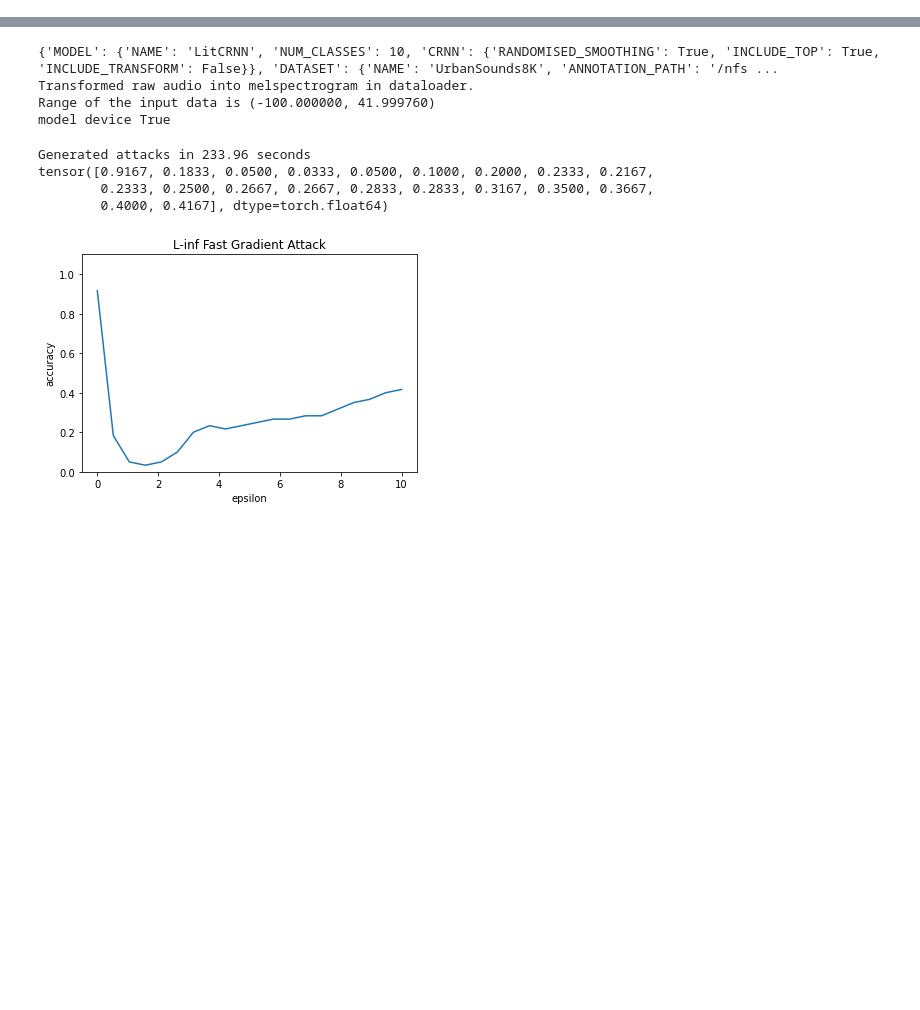
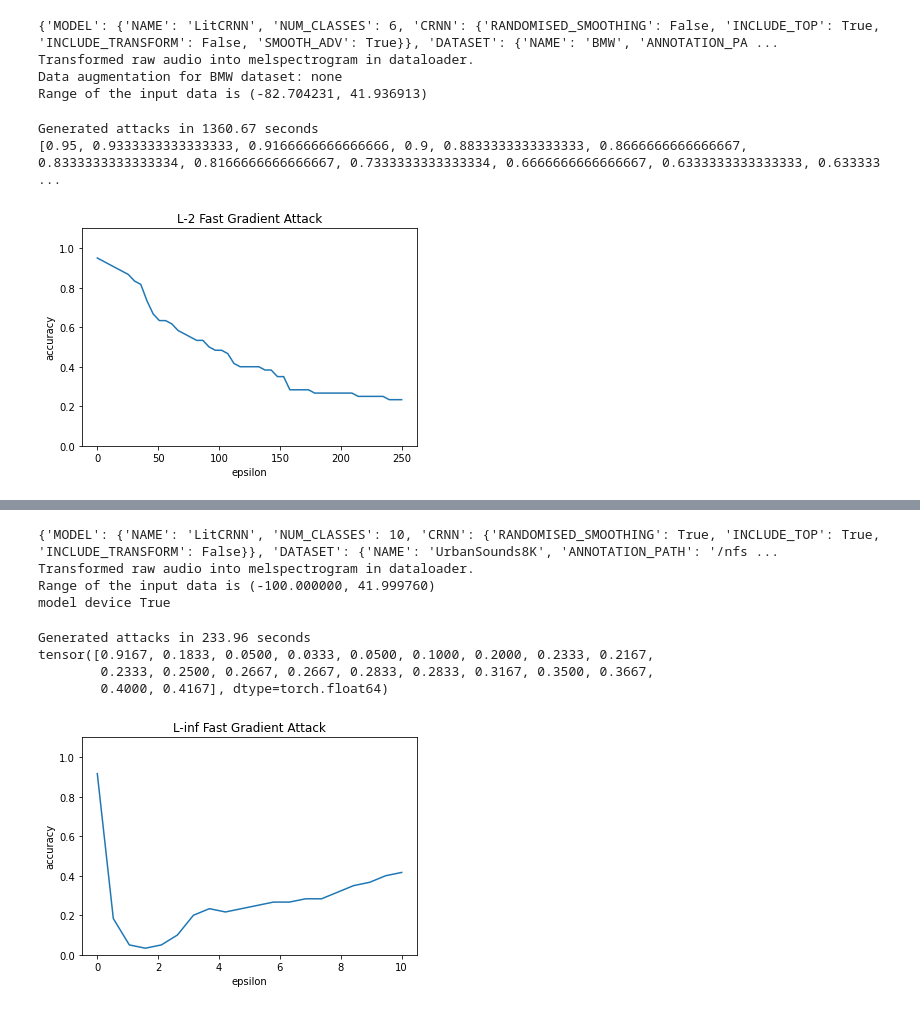
Before and after one commit to Vardanush/Robust-audio-classification, a Jupyter notebook: notebooks/run_attacks.ipynb, the cells around one changed output, grey strips where cells are left out. Cells and saved outputs as stored; diff of their text form; code cells hidden in the pictures; blank space fills up the shorter version.

```diff
--- a/notebooks/run_attacks.ipynb
+++ b/notebooks/run_attacks.ipynb
@@ -17,10 +17,10 @@ if pkg_path not in sys.path:
 import os
 import yaml
 import torch
-from audio_classification.tools import attack_model, attack_model_for_randomize_smoothing
+from audio_classification.tools import attack_model, attack_model_for_randomize_smoothing, attack_model_for_adv
 
 torch.cuda.empty_cache()
-device = torch.device('cpu')
-#device = (torch.device('cuda') if torch.cuda.is_available() else torch.device('cpu'))
+#device = torch.device('cpu')
+device = (torch.device('cuda') if torch.cuda.is_available() else torch.device('cpu'))
 project_dir = '/nfs/students/winter-term-2020/project-1/'
-save_folder = '/nfs/students/winter-term-2020/project-1/project-1/attack_results/'
+save_folder = '/nfs/students/winter-term-2020/project-1/project-1/attack_results/adv'
@@ -26,0 +88,17 @@ save_folder = '/nfs/students/winter-term-2020/project-1/project-1/attack_results
+# %%
+torch.cuda.empty_cache()
+project="BMW"
+max_rad = 250
+title = 'bmw_adv_0.25'
+config_path = '/nfs/students/winter-term-2020/project-1/project-1/audio_classification/configs/crnn_bmw-0.25.yaml'
+pretrained_path = '/nfs/students/winter-term-2020/project-1/project-1/weights/final-adv/crnn-bmw-adv-sigma-0.25-epoch=44-val_acc=1.000.ckpt'
+attack_model_for_adv(project_dir, config_path, pretrained_path, title,
+                                     project=project, attack_type = 'l2', max_radius=max_rad, save_folder=save_folder)
+# %% [output]
+{'MODEL': {'NAME': 'LitCRNN', 'NUM_CLASSES': 6, 'CRNN': {'RANDOMISED_SMOOTHING': False, 'INCLUDE_TOP': True, 'INCLUDE_TRANSFORM': False, 'SMOOTH_ADV': True}}, 'DATASET': {'NAME': 'BMW', 'ANNOTATION_PA ...
+Transformed raw audio into melspectrogram in dataloader.
+Data augmentation for BMW dataset: none
+Range of the input data is (-82.704231, 41.936913)
+Generated attacks in 1360.67 seconds
+[0.95, 0.9333333333333333, 0.9166666666666666, 0.9, 0.8833333333333333, 0.8666666666666667, 0.8333333333333334, 0.8166666666666667, 0.7333333333333334, 0.6666666666666667, 0.6333333333333333, 0.633333 ...
+[figure, added]
```
Also changed, not shown: parts of 12 cells of this notebook, 9 other files.
